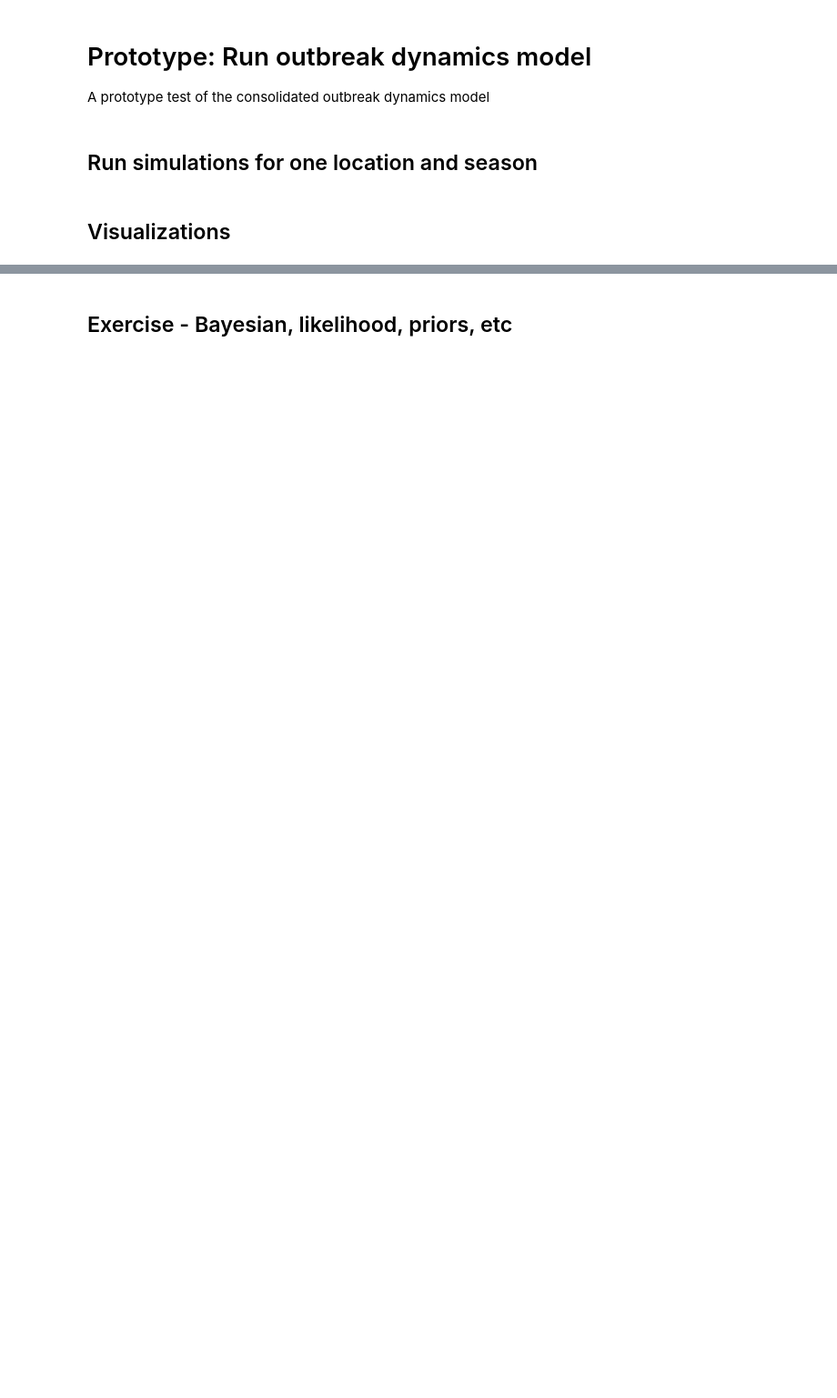
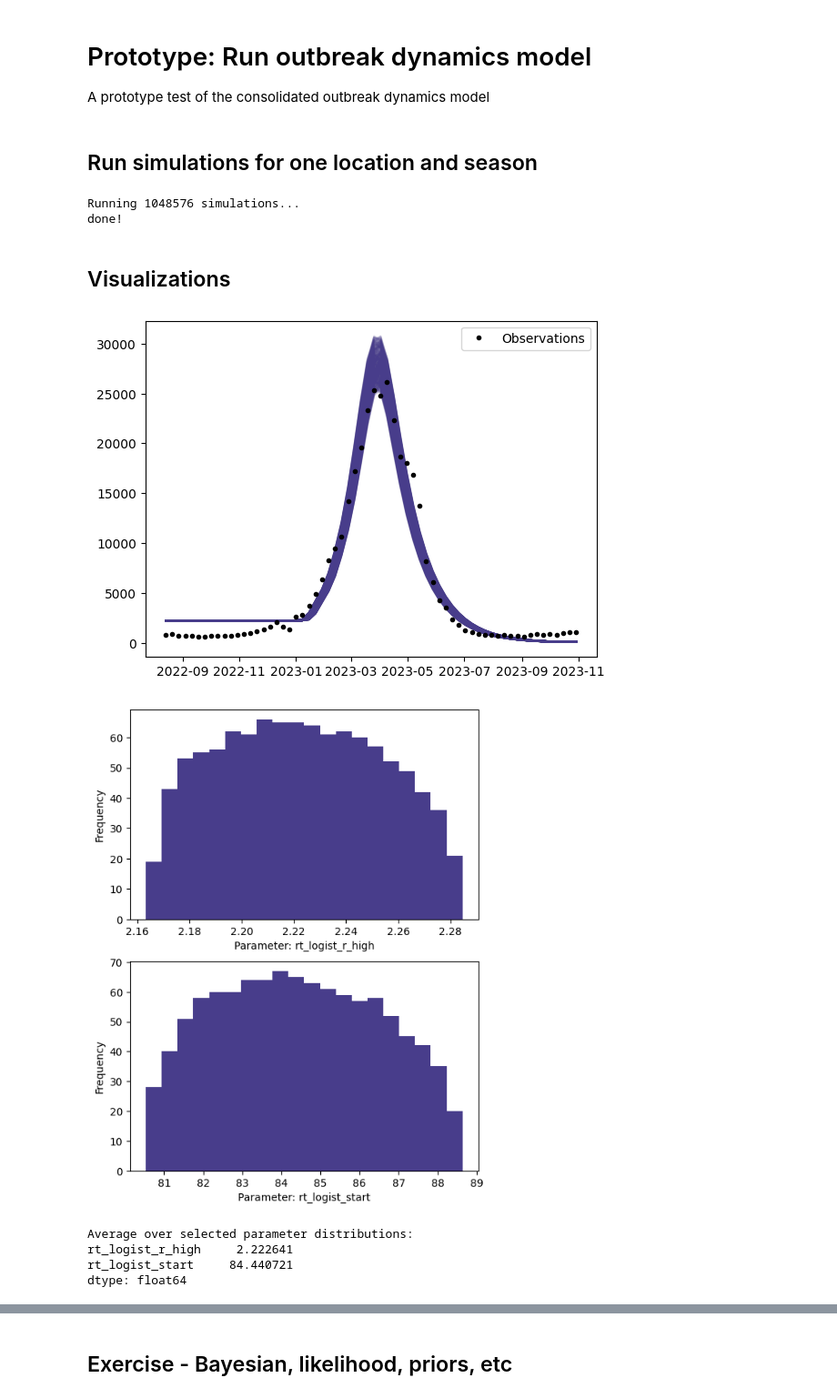
Before and after one commit to InfraMIND-models/3rd_imdc_ifgw_inframind-proteus, a Jupyter notebook: src/prototypes/run_dynamic_model.ipynb, the cells around one changed output, grey strips where cells are left out. Shown at 91% size. Cells and saved outputs as stored; diff of their text form; code cells hidden in the pictures; blank space fills up the shorter version.

```diff
--- a/src/prototypes/run_dynamic_model.ipynb
+++ b/src/prototypes/run_dynamic_model.ipynb
@@ -40,7 +40,7 @@ season = 2022
 epiweeek_sim_start = 41 - 8   # Mosqlimate: Starts at 41. Add more for TG and warm-up.
 epiweek_sim_end = 45
 
-num_simulations = int(2**12)
+num_simulations = int(2**20)
 
 # =================
 
@@ -90,9 +90,13 @@ initial_infec_df = build_initial_infec_df(
 
 # --- Run simulations (calibration mode)
 print(f"Running {config.num_simulations} simulations...")
-results = simulator.run(
+# results = simulator.run(
+results = simulator.run_sequential_chunks(
     params_df=params_df,
     initial_infec_df=initial_infec_df,
     observations_sr=observations_sr,
 )
 print("done!")
+# %% [output]
+Running 1048576 simulations...
+done!
@@ -110,9 +104,10 @@ SimulationOutput.concat(
 ## Visualizations
 # %%
 # --- Summary WIS statistics
-wis_sr = pd.Series(
-    results.scoring.wis_array.sum(axis=1),
-)
+# wis_sr = pd.Series(
+#     results.scoring.wis_array.sum(axis=1),
+# )
+wis_sr = results.scoring.summary["wis"]
 wis_sr.index.name = "i_simulation"
 wis_sr.name = "total_wis"
 # wis_df.columns =
@@ -150,30 +145,37 @@ with plt.rc_context():
     df = best_median_case_trajectories_df
     ax.plot(df.T, color="darkslateblue", alpha=0.1)
 
     # Observations
     sr = observations_sr.loc[df.columns]
     ax.plot(sr, "o", ms=3, color="k", label="Observations")
 
     ax.legend()
 
     display(fig)
 
 # Histogram of parameters
 # ---------
 
 sampled_param_names = list(config.sampling.param_ranges.keys())
 best_sampled_params_df = params_df.loc[selected_wis_sr.index, sampled_param_names]
 
 with plt.rc_context():
     fig, axes = plt.subplots(nrows=len(sampled_param_names), figsize=(6, 4 * len(sampled_param_names)))
     for i_param, param_name in enumerate(sampled_param_names):
         """"""
         ax: plt.Axes = axes[i_param]
         sr = best_sampled_params_df[param_name]
         ax.hist(sr, bins=20, color="darkslateblue")
         ax.set_xlabel(f"Parameter: {param_name}")
         ax.set_ylabel("Frequency")
 
     display(fig)
 
 print(f"Average over selected parameter distributions: \n{best_sampled_params_df.mean(axis=0)}")
+# %% [output]
+[figure, added]
+[figure, added]
+Average over selected parameter distributions:
+rt_logist_r_high     2.222641
+rt_logist_start     84.440721
+dtype: float64
```
Also changed, not shown: parts of 3 cells of this notebook, 2 other files.
